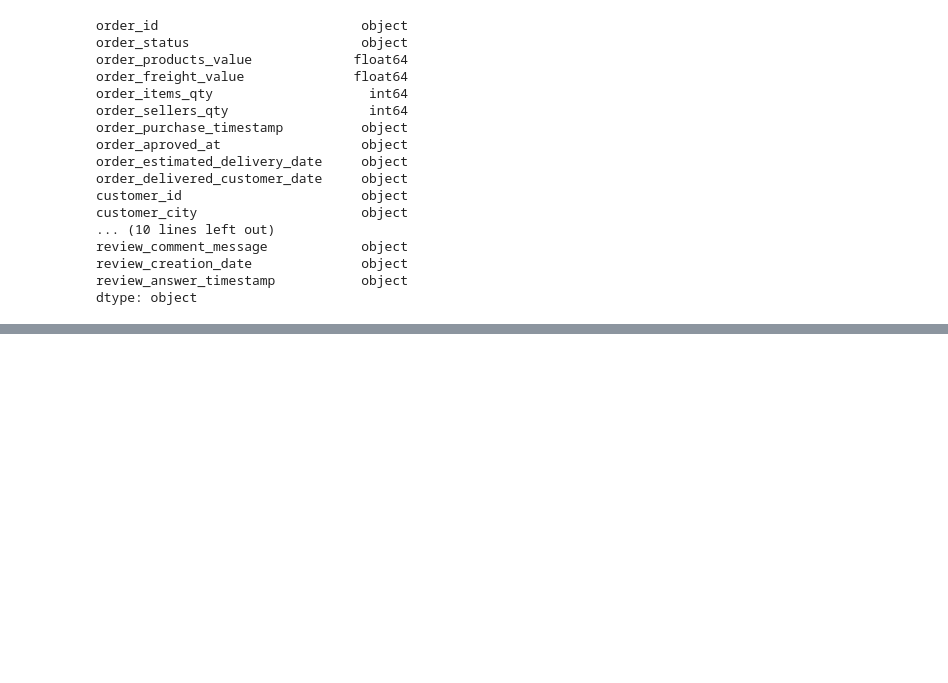
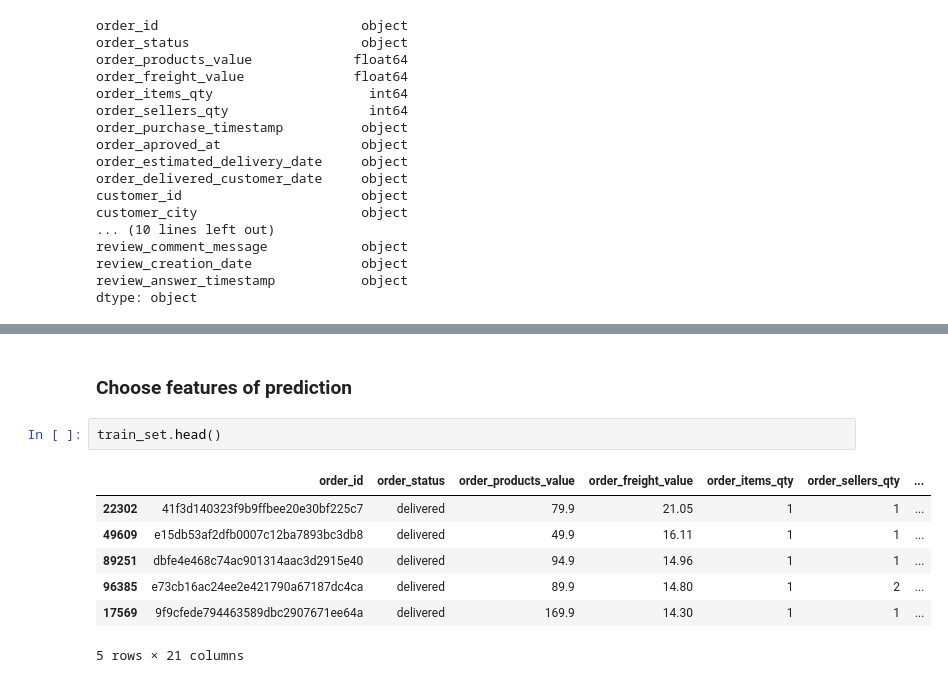
Before and after one commit to marionzhu/ml_models_deployments, a Jupyter notebook: notebooks/customer satisfaction.ipynb, the cells around one changed output, grey strips where cells are left out. Cells and saved outputs as stored; diff of their text form; blank space fills up the shorter version.

```diff
--- a/notebooks/customer satisfaction.ipynb
+++ b/notebooks/customer satisfaction.ipynb
@@ -63,0 +92,12 @@ dtype: int64
+# %% [markdown]
+### Choose features of prediction
+# %%
+train_set.head()
+# %% [output]
+|  | order_id | order_status | order_products_value | order_freight_value | order_items_qty | order_sellers_qty | ... |
+| 22302 | 41f3d140323f9b9ffbee20e30bf225c7 | delivered | 79.9 | 21.05 | 1 | 1 | ... |
+| 49609 | e15db53af2dfb0007c12ba7893bc3db8 | delivered | 49.9 | 16.11 | 1 | 1 | ... |
+| 89251 | dbfe4e468c74ac901314aac3d2915e40 | delivered | 94.9 | 14.96 | 1 | 1 | ... |
+| 96385 | e73cb16ac24ee2e421790a67187dc4ca | delivered | 89.9 | 14.80 | 1 | 2 | ... |
+| 17569 | 9f9cfede794463589dbc2907671ee64a | delivered | 169.9 | 14.30 | 1 | 1 | ... |
+5 rows × 21 columns
```
Also changed, not shown: parts of 12 cells of this notebook.
